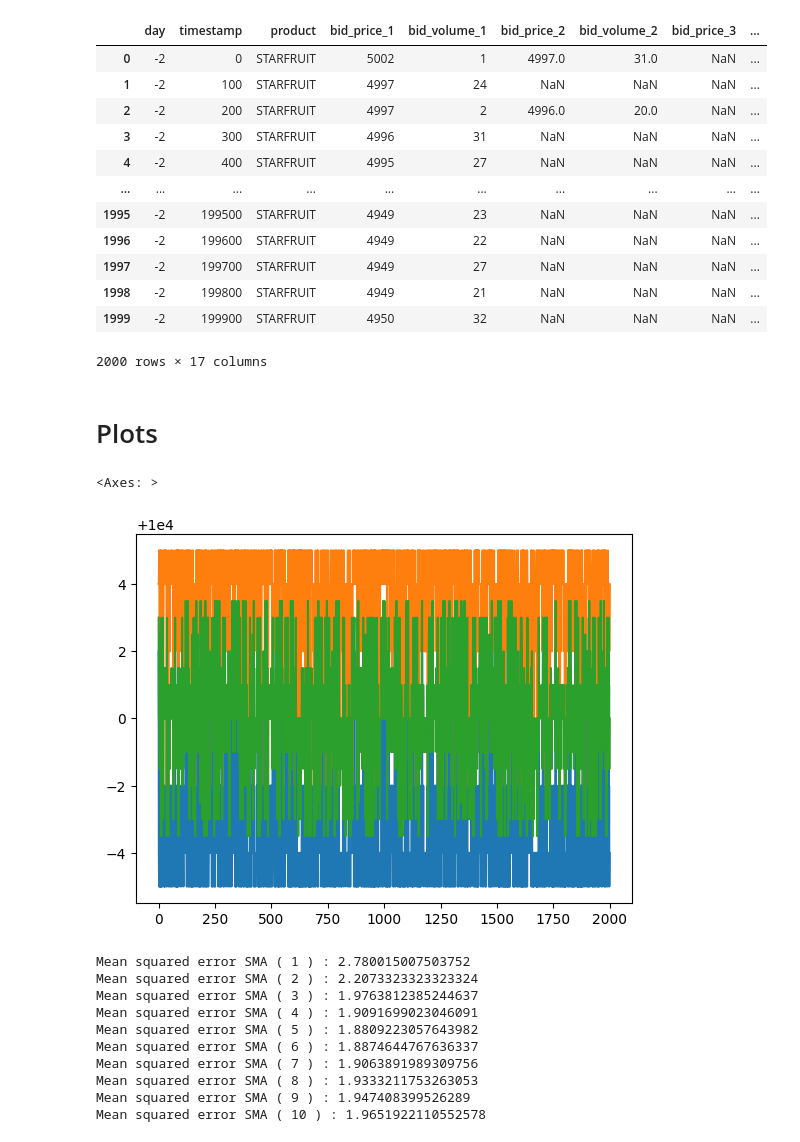
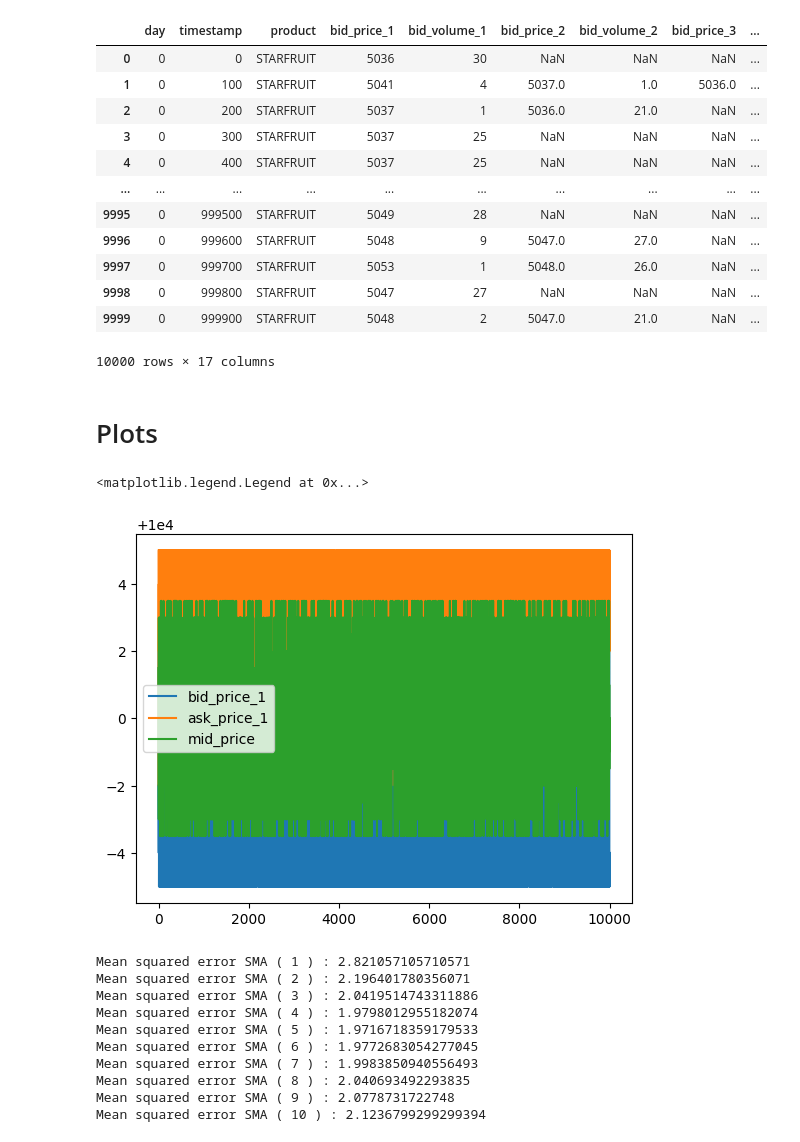
Before and after one commit to AlessandroMagna/prosperity-algo-trading, a Jupyter notebook: notebooks/data_analysis.ipynb, the cells around one changed output. Saved outputs shown, nothing was run; the diff lists cells and outputs as text; code cells hidden in the pictures.

Commit message:
add working round 1 file (2.13K)

```diff
--- a/notebooks/data_analysis.ipynb
+++ b/notebooks/data_analysis.ipynb
@@ -11,5 +12,5 @@ import jsonpickle as jp
 # %%
-df = pd.read_csv("tutorial_data.csv", header=2)
+df = pd.read_csv("data/prices_round_1_day_0.csv", header=0, sep = ';')
 df.columns = df.columns.str.strip('"')
 df = df.map(lambda x: x.strip('"') if isinstance(x, str) else x)
 df.head(10)
@@ -49,27 +50,29 @@ df_starfruit.reset_index(drop=True, inplace=True)
 df_starfruit
 # %% [output]
 |  | day | timestamp | product | bid_price_1 | bid_volume_1 | bid_price_2 | bid_volume_2 | bid_price_3 | ... |
-| 0 | -2 | 0 | STARFRUIT | 5002 | 1 | 4997.0 | 31.0 | NaN | ... |
-| 1 | -2 | 100 | STARFRUIT | 4997 | 24 | NaN | NaN | NaN | ... |
-| 2 | -2 | 200 | STARFRUIT | 4997 | 2 | 4996.0 | 20.0 | NaN | ... |
-| 3 | -2 | 300 | STARFRUIT | 4996 | 31 | NaN | NaN | NaN | ... |
-| 4 | -2 | 400 | STARFRUIT | 4995 | 27 | NaN | NaN | NaN | ... |
+| 0 | 0 | 0 | STARFRUIT | 5036 | 30 | NaN | NaN | NaN | ... |
+| 1 | 0 | 100 | STARFRUIT | 5041 | 4 | 5037.0 | 1.0 | 5036.0 | ... |
+| 2 | 0 | 200 | STARFRUIT | 5037 | 1 | 5036.0 | 21.0 | NaN | ... |
+| 3 | 0 | 300 | STARFRUIT | 5037 | 25 | NaN | NaN | NaN | ... |
+| 4 | 0 | 400 | STARFRUIT | 5037 | 25 | NaN | NaN | NaN | ... |
 | ... | ... | ... | ... | ... | ... | ... | ... | ... | ... |
-| 1995 | -2 | 199500 | STARFRUIT | 4949 | 23 | NaN | NaN | NaN | ... |
-| 1996 | -2 | 199600 | STARFRUIT | 4949 | 22 | NaN | NaN | NaN | ... |
-| 1997 | -2 | 199700 | STARFRUIT | 4949 | 27 | NaN | NaN | NaN | ... |
-| 1998 | -2 | 199800 | STARFRUIT | 4949 | 21 | NaN | NaN | NaN | ... |
-| 1999 | -2 | 199900 | STARFRUIT | 4950 | 32 | NaN | NaN | NaN | ... |
+| 9995 | 0 | 999500 | STARFRUIT | 5049 | 28 | NaN | NaN | NaN | ... |
+| 9996 | 0 | 999600 | STARFRUIT | 5048 | 9 | 5047.0 | 27.0 | NaN | ... |
+| 9997 | 0 | 999700 | STARFRUIT | 5053 | 1 | 5048.0 | 26.0 | NaN | ... |
+| 9998 | 0 | 999800 | STARFRUIT | 5047 | 27 | NaN | NaN | NaN | ... |
+| 9999 | 0 | 999900 | STARFRUIT | 5048 | 2 | 5047.0 | 21.0 | NaN | ... |
-2000 rows × 17 columns
+10000 rows × 17 columns
 # %% [markdown]
 # Plots
 # %%
 df_amethysts['bid_price_1'].plot()
 df_amethysts['ask_price_1'].plot()
 df_amethysts['mid_price'].plot()
+
+plt.legend()
 # %% [output]
-<Axes: >
+<matplotlib.legend.Legend at 0x...>
-[figure, old version]
+[figure, new version]
 # %%
 for i in range(1,11):
     sma = df_starfruit['mid_price'].rolling(window=i).mean()
@@ -79,13 +82,13 @@ for i in range(1,11):
 
 sma = df_starfruit['mid_price'].rolling(window=5).mean()
 # %% [output]
-Mean squared error SMA ( 1 ) : 2.780015007503752
-Mean squared error SMA ( 2 ) : 2.2073323323323324
-Mean squared error SMA ( 3 ) : 1.9763812385244637
-Mean squared error SMA ( 4 ) : 1.9091699023046091
-Mean squared error SMA ( 5 ) : 1.8809223057643982
-Mean squared error SMA ( 6 ) : 1.8874644767636337
-Mean squared error SMA ( 7 ) : 1.9063891989309756
-Mean squared error SMA ( 8 ) : 1.9333211753263053
-Mean squared error SMA ( 9 ) : 1.947408399526289
-Mean squared error SMA ( 10 ) : 1.9651922110552578
+Mean squared error SMA ( 1 ) : 2.821057105710571
+Mean squared error SMA ( 2 ) : 2.196401780356071
+Mean squared error SMA ( 3 ) : 2.0419514743311886
+Mean squared error SMA ( 4 ) : 1.9798012955182074
+Mean squared error SMA ( 5 ) : 1.9716718359179533
+Mean squared error SMA ( 6 ) : 1.9772683054277045
+Mean squared error SMA ( 7 ) : 1.9983850940556493
+Mean squared error SMA ( 8 ) : 2.040693492293835
+Mean squared error SMA ( 9 ) : 2.0778731722748
+Mean squared error SMA ( 10 ) : 2.1236799299299394
```
Also changed, not shown: parts of 13 cells of this notebook, 9 other files.
